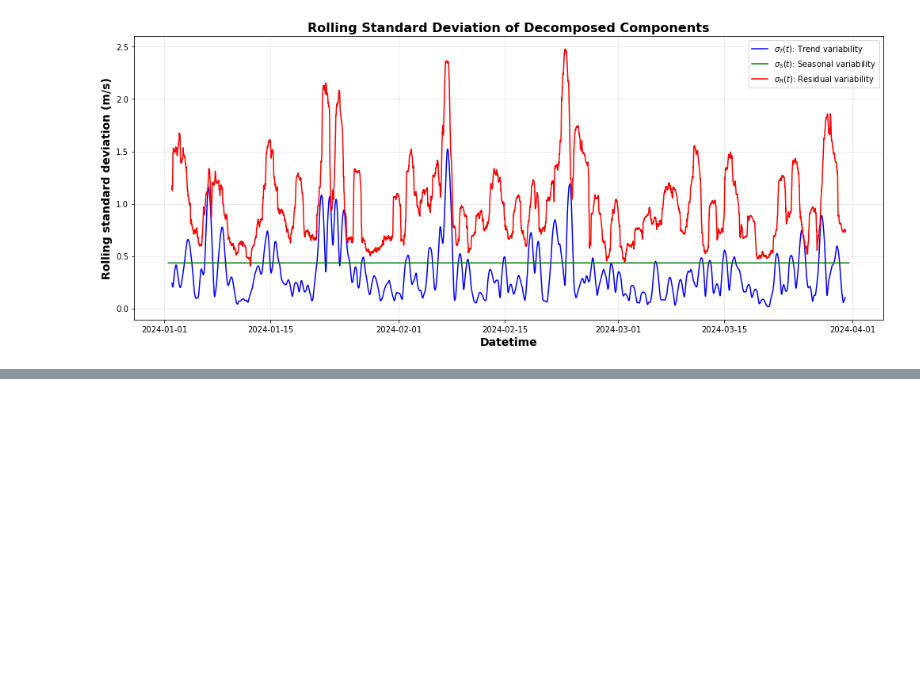
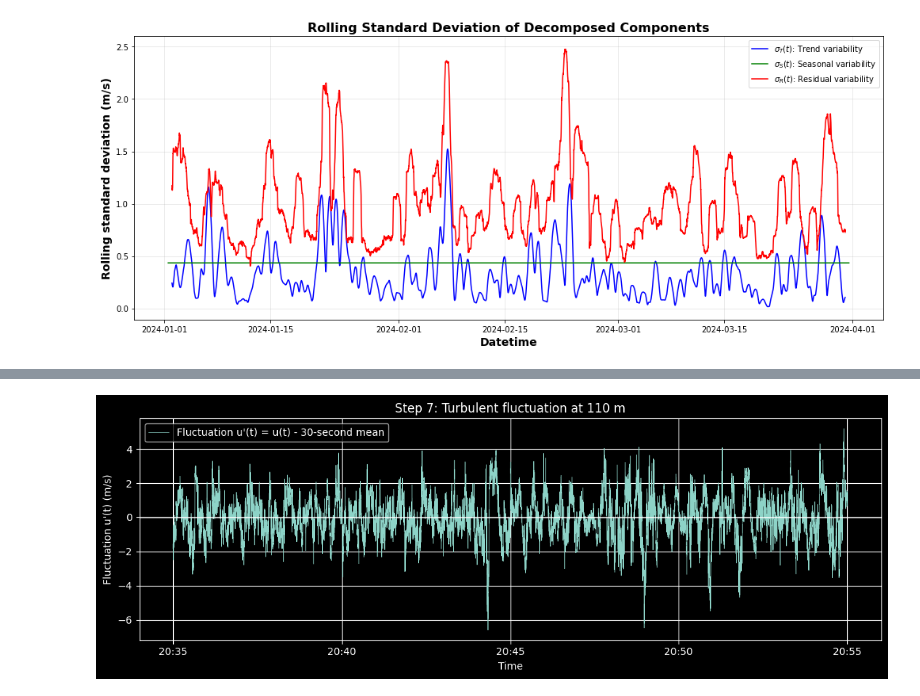
Before and after one commit to KaluInnocentOkoro/wind_physics_measurement_project, a Jupyter notebook: topic_2_energy_meteorology.ipynb, the cells around one changed output, grey strips where cells are left out. Saved outputs shown, nothing was run; the diff lists cells and outputs as text; code cells hidden in the pictures; blank space fills up the shorter version.

```diff
--- a/topic_2_energy_meteorology.ipynb
+++ b/topic_2_energy_meteorology.ipynb
@@ -533,0 +694,28 @@ plt.show()
+# %%
+# ---------------------------------------------------------
+# 7. Plot fluctuation u'(t)
+# ---------------------------------------------------------
+
+fig, ax = plt.subplots(figsize=(11, 4))
+
+ax.plot(
+    segment.index,
+    segment["u_prime"],
+    linewidth=0.5,
+    label="Fluctuation u'(t) = u(t) - 30-second mean"
+)
+
+ax.axhline(0, linewidth=1)
+
+ax.set_title(f"Step 7: Turbulent fluctuation at {height} m")
+ax.set_ylabel("Fluctuation u'(t) (m/s)")
+ax.set_xlabel("Time")
+ax.legend()
+ax.grid(True)
+
+ax.xaxis.set_major_formatter(mdates.DateFormatter("%H:%M"))
+
+plt.tight_layout()
+plt.show()
+# %% [output]
+[figure, added]
```
Also changed, not shown: parts of 8 cells of this notebook, 1 other file.
